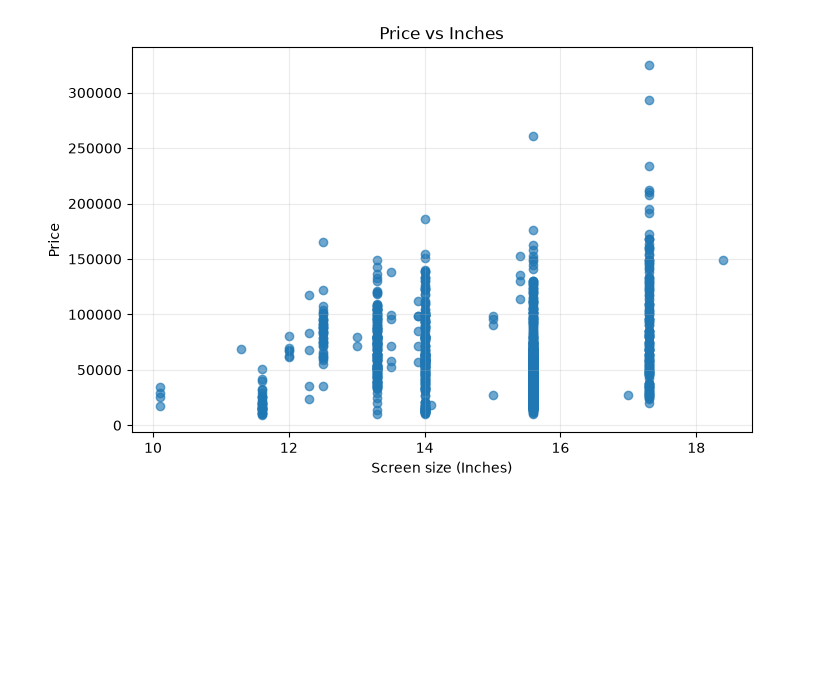
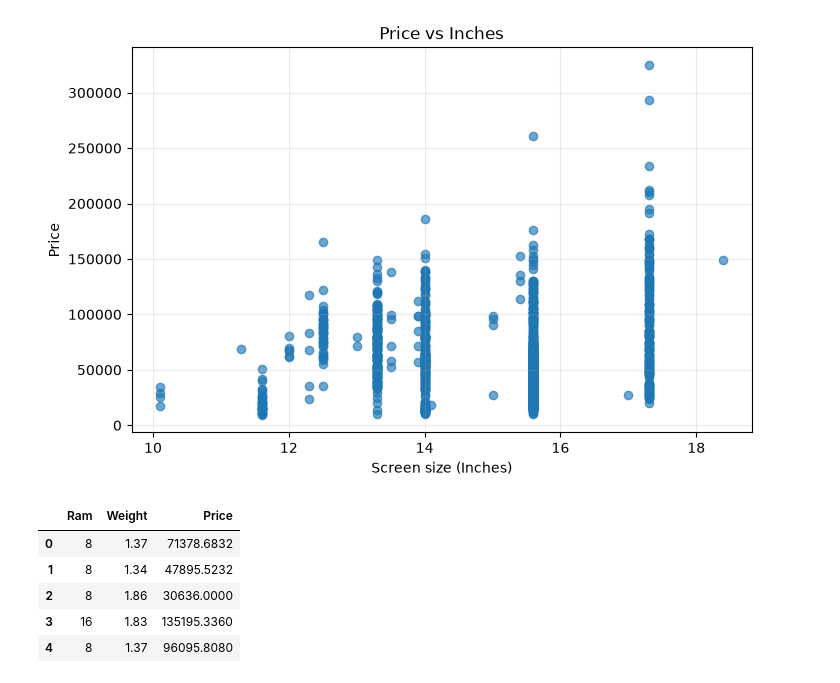
Before and after one commit to 2026aib1053-spark/laptop-price-predictor, a Jupyter notebook: laptop_price_prediction.ipynb, the cells around one changed output. Saved outputs shown, nothing was run; the diff lists cells and outputs as text; code cells hidden in the pictures; blank space fills up the shorter version.

```diff
--- a/laptop_price_prediction.ipynb
+++ b/laptop_price_prediction.ipynb
@@ -111,3 +111,20 @@ plt.grid(alpha=0.25)
 plt.show()
 # %% [output]
 [figure]
+# %%
+# Cell 6: Remove the row-number column and remove the units from Ram and Weight
+
+data = df.copy()
+data = data.drop(columns=["Unnamed: 0"])
+
+data["Ram"] = data["Ram"].str.replace("GB", "").astype(int)
+data["Weight"] = data["Weight"].str.replace("kg", "").astype(float)
+
+display(data[["Ram", "Weight", "Price"]].head())
+# %% [output]
+|  | Ram | Weight | Price |
+| 0 | 8 | 1.37 | 71378.6832 |
+| 1 | 8 | 1.34 | 47895.5232 |
+| 2 | 8 | 1.86 | 30636.0000 |
+| 3 | 16 | 1.83 | 135195.3360 |
+| 4 | 8 | 1.37 | 96095.8080 |
```
